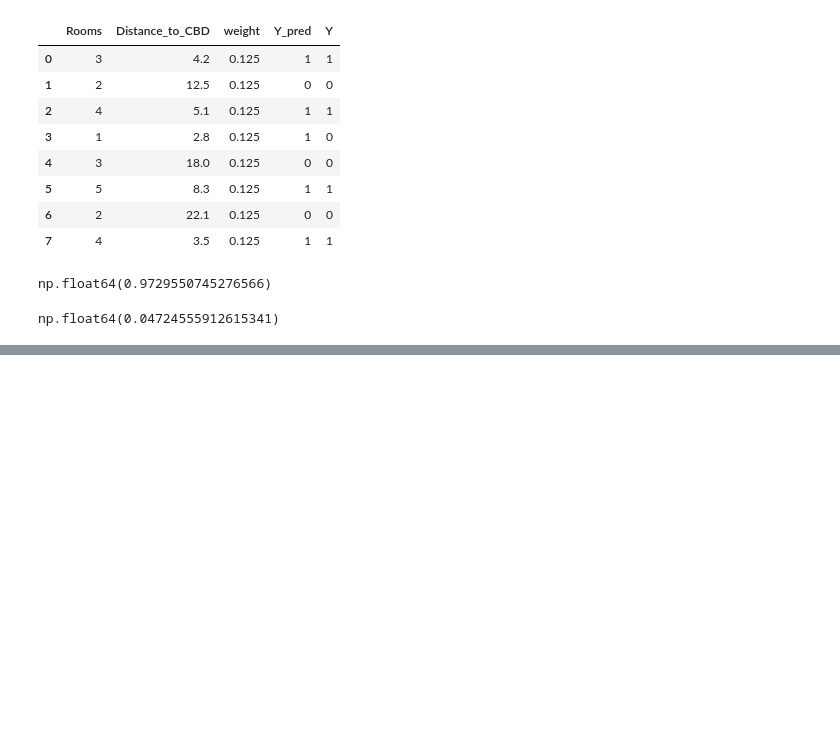
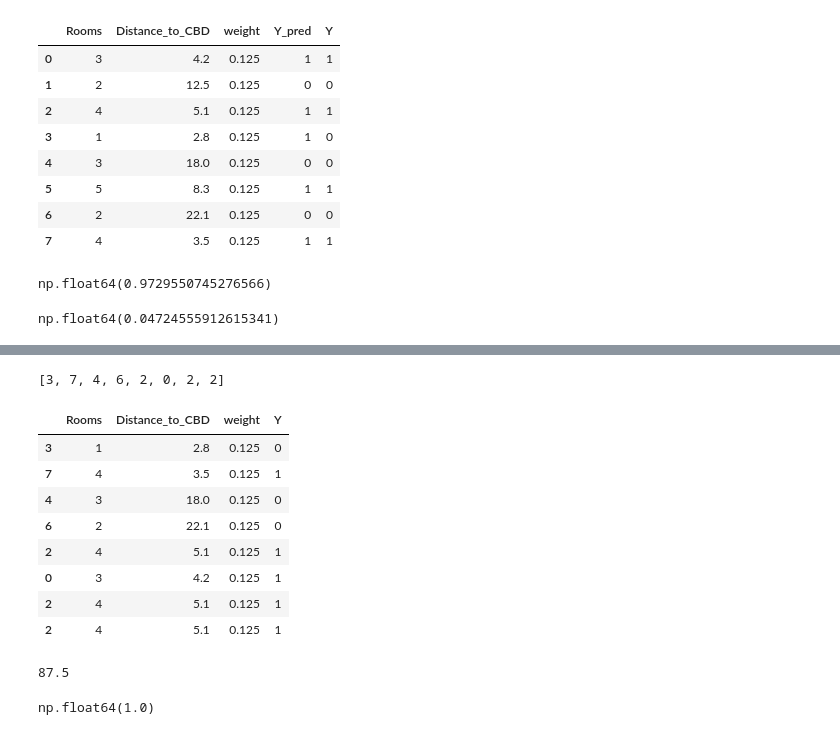
Before and after one commit to zeeshan3106/Machine-Learning, a Jupyter notebook: AdaBoost Classification (Week Learner).ipynb, the cells around one changed output, grey strips where cells are left out. Saved outputs shown, nothing was run; the diff lists cells and outputs as text; code cells hidden in the pictures; blank space fills up the shorter version.

```diff
--- a/AdaBoost Classification (Week Learner).ipynb
+++ b/AdaBoost Classification (Week Learner).ipynb
@@ -78,0 +126,48 @@ np.float64(0.04724555912615341)
+# %%
+def function(X):
+  incides = []
+  for i in range(X.shape[0]):
+    a = np.random.random()
+    for index, row in X.iterrows():
+
+      if row['Upper']>a and a > row['Lower']:
+        incides.append(index)
+  return incides
+
+X = X
+iv = function(X)
+iv
+# %% [output]
+[3, 7, 4, 6, 2, 0, 2, 2]
+# %%
+Adab1 = X.iloc[iv,[0,1,2,4]]
+Adab1
+# %% [output]
+|  | Rooms | Distance_to_CBD | weight | Y |
+| 3 | 1 | 2.8 | 0.125 | 0 |
+| 7 | 4 | 3.5 | 0.125 | 1 |
+| 4 | 3 | 18.0 | 0.125 | 0 |
+| 6 | 2 | 22.1 | 0.125 | 0 |
+| 2 | 4 | 5.1 | 0.125 | 1 |
+| 0 | 3 | 4.2 | 0.125 | 1 |
+| 2 | 4 | 5.1 | 0.125 | 1 |
+| 2 | 4 | 5.1 | 0.125 | 1 |
+# %%
+X = Adab1
+X = X.drop(['weight','Y'],axis=1)
+X
+y = Adab1['Y']
+y
+tree2 = tree.fit(X,y)
+y_pred = tree.predict(X)
+from sklearn.metrics import accuracy_score
+a = accuracy_score(y,y_pred)*100
+X["Y"]=y
+X["Y_pred"]=y_pred
+a
+# %% [output]
+87.5
+# %%
+np.sign(alpha*1)
+# %% [output]
+np.float64(1.0)
```
Also changed, not shown: parts of 3 cells of this notebook.
